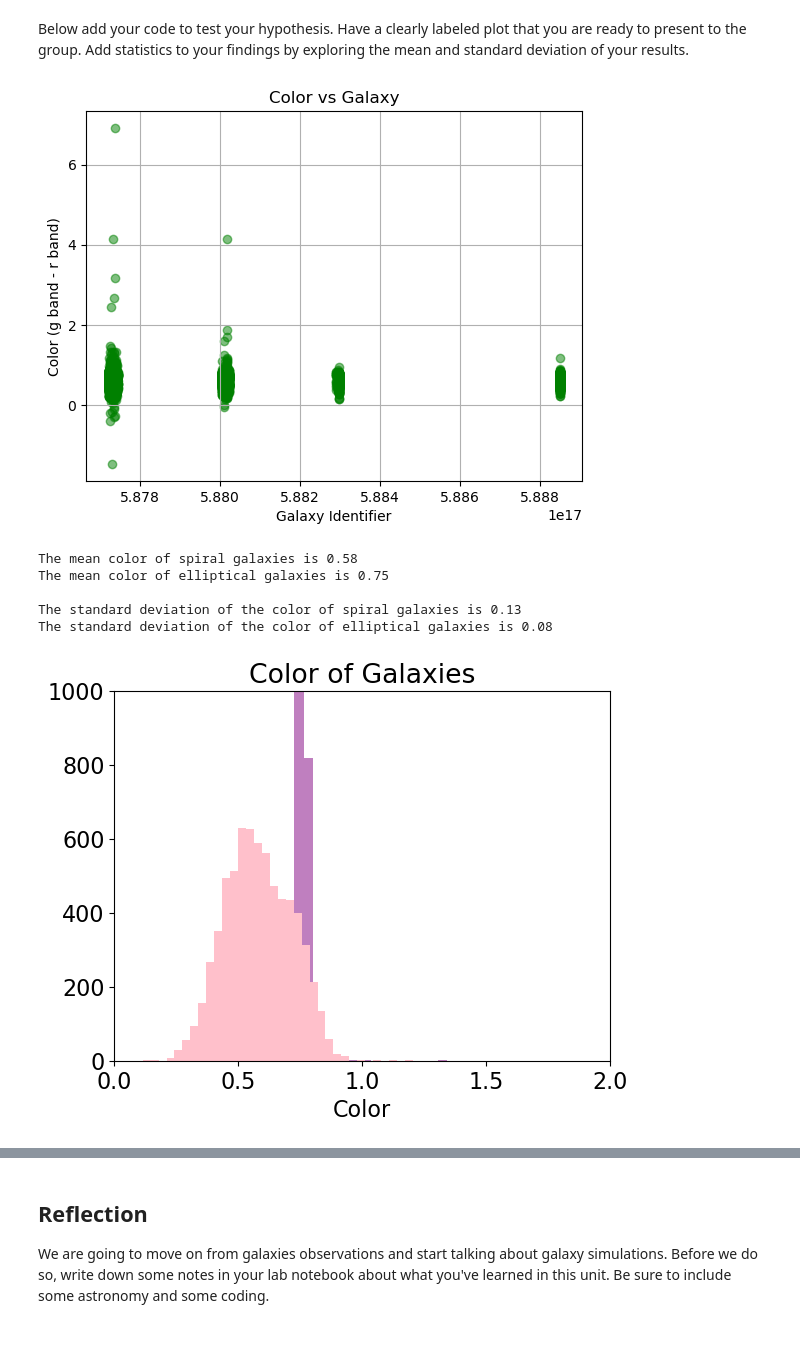
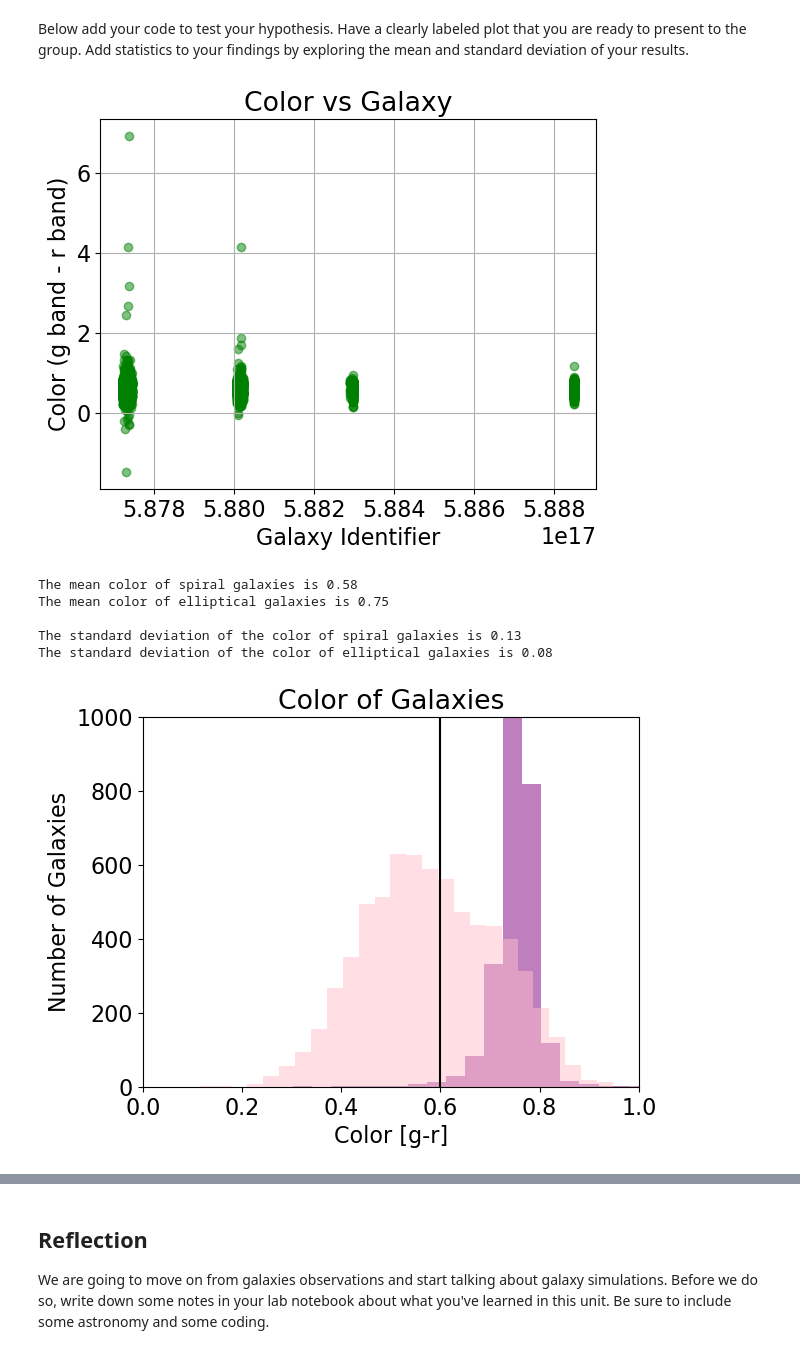
Before and after one commit to gflorencia13/CFR-2025, a Jupyter notebook: Astro/Blank/5 - Observed Galaxies Pt3.ipynb, the cells around one changed output, grey strips where cells are left out. Cells and saved outputs as stored; diff of their text form; code cells hidden in the pictures.

```diff
--- a/Astro/Blank/5 - Observed Galaxies Pt3.ipynb
+++ b/Astro/Blank/5 - Observed Galaxies Pt3.ipynb
@@ -278,13 +278,13 @@ Below add your code to test your hypothesis. Have a clearly labeled plot that yo
 # %%
 # add your code below to test your hypothesis
 # Creating variable for RMAG and GMAG
-g_band = data['GMAG']
-r_band = data['RMAG']
+g_band = gz_data['GMAG']
+r_band = gz_data['RMAG']
 
 # Calculate the color magnitude
 g_r = g_band - r_band
 # Create a variable for OBJID
-obj = data['OBJID']
+obj = gz_data['OBJID']
 # %%
 # import our graphing package
 import matplotlib.pyplot as plt
@@ -294,42 +294,46 @@ plt.xlabel('Galaxy Identifier')
 plt.ylabel('Color (g band - r band)')
 plt.grid()
 # %% [output]
-[figure, old version]
+[figure, new version]
 # %%
 #the below is optional but makes the font a size I can read more easily
 import matplotlib
 matplotlib.rc('font', **{'family':'sans-serif', 'size':16})
 
 
 # separate color into elliptical and spiral galaxies
 ellip_color = g_r[gz_elliptical_bool]
 spiral_color = g_r[gz_spiral_bool]
 
 # create one histogram with elliptical and spiral galaxies on it
 plt.hist(ellip_color, bins=100, color='purple', alpha=0.5)
 plt.title('Color of Galaxies')
-plt.xlabel('Color')
+plt.xlabel('Color [g-r]')
+plt.ylabel('Number of Galaxies')
 
-plt.hist(spiral_color, bins=50, color='pink')
+plt.hist(spiral_color, bins=50, color='pink', alpha=0.5)
 plt.ylim(0,1000)
-plt.xlim(0,2)
+plt.xlim(0,1)
+
+# add a line
+plt.axvline(0.6, color='black')
 
 # statistics
 import numpy as np
 
 #fill in the appropriate numpy function and code where the $ is below
 print('The mean color of spiral galaxies is', round(np.mean(spiral_color), 2))
 print('The mean color of elliptical galaxies is', round(np.mean(ellip_color), 2))
 print('')
 print('The standard deviation of the color of spiral galaxies is', round(np.std(spiral_color), 2))
 print('The standard deviation of the color of elliptical galaxies is', round(np.std(ellip_color), 2))
 # %% [output]
 The mean color of spiral galaxies is 0.58
 The mean color of elliptical galaxies is 0.75
 
 The standard deviation of the color of spiral galaxies is 0.13
 The standard deviation of the color of elliptical galaxies is 0.08
-[figure, old version]
+[figure, new version]
 # %% [markdown]
 **What are your results?**
 
```
Also changed, not shown: parts of 2 cells of this notebook.
